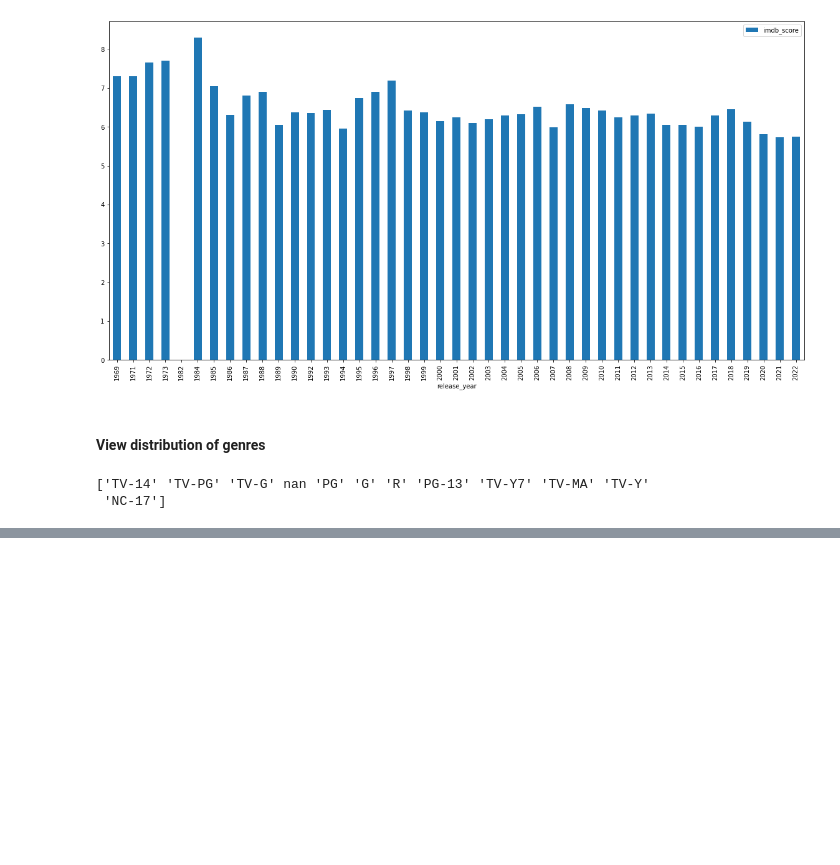
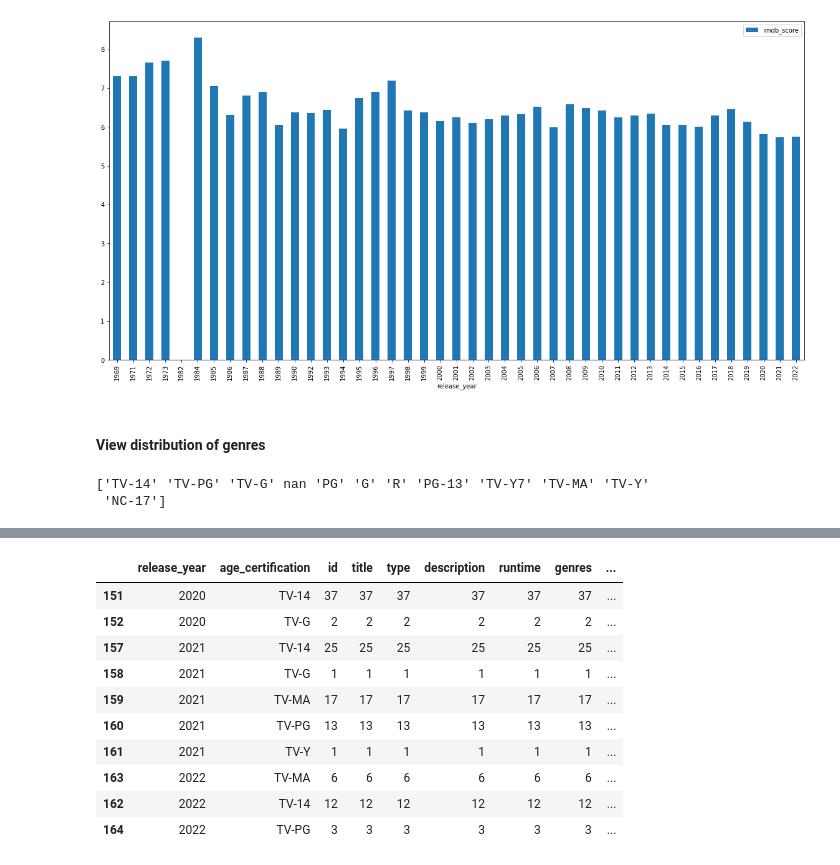
Before and after one commit to wbb-67/Hulu-Movies-and-TV-Data, a Jupyter notebook: Hulu Movie & TV Data Trends.ipynb, the cells around one changed output, grey strips where cells are left out. Saved outputs shown, nothing was run; the diff lists cells and outputs as text; code cells hidden in the pictures; blank space fills up the shorter version.

```diff
--- a/Hulu Movie & TV Data Trends.ipynb
+++ b/Hulu Movie & TV Data Trends.ipynb
@@ -116,0 +121,16 @@ plt.show()
+# %%
+hulu_age_cert_count_show = df.loc[df['type'] == 'SHOW'].groupby(['release_year','age_certification']).count().reset_index()
+hulu_age_cert_count_show.sort_values('release_year',ascending=True, inplace=True)
+hulu_age_cert_count_show.tail(10)
+# %% [output]
+|  | release_year | age_certification | id | title | type | description | runtime | genres | ... |
+| 151 | 2020 | TV-14 | 37 | 37 | 37 | 37 | 37 | 37 | ... |
+| 152 | 2020 | TV-G | 2 | 2 | 2 | 2 | 2 | 2 | ... |
+| 157 | 2021 | TV-14 | 25 | 25 | 25 | 25 | 25 | 25 | ... |
+| 158 | 2021 | TV-G | 1 | 1 | 1 | 1 | 1 | 1 | ... |
+| 159 | 2021 | TV-MA | 17 | 17 | 17 | 17 | 17 | 17 | ... |
+| 160 | 2021 | TV-PG | 13 | 13 | 13 | 13 | 13 | 13 | ... |
+| 161 | 2021 | TV-Y | 1 | 1 | 1 | 1 | 1 | 1 | ... |
+| 163 | 2022 | TV-MA | 6 | 6 | 6 | 6 | 6 | 6 | ... |
+| 162 | 2022 | TV-14 | 12 | 12 | 12 | 12 | 12 | 12 | ... |
+| 164 | 2022 | TV-PG | 3 | 3 | 3 | 3 | 3 | 3 | ... |
```
Also changed, not shown: parts of 6 cells of this notebook.
